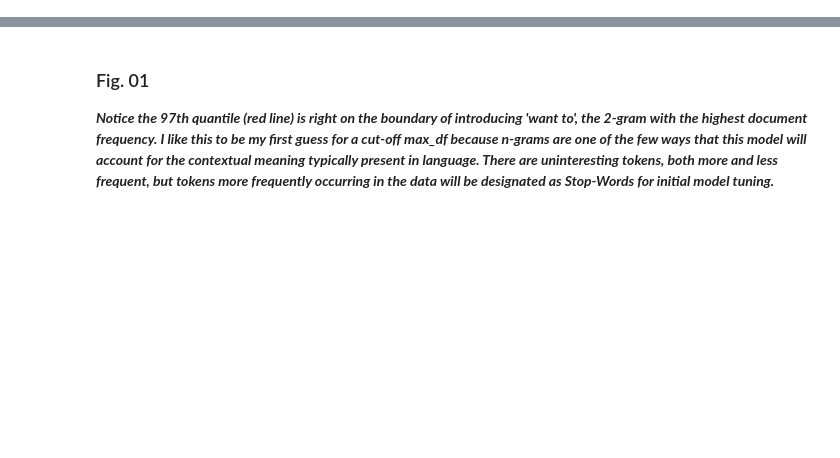
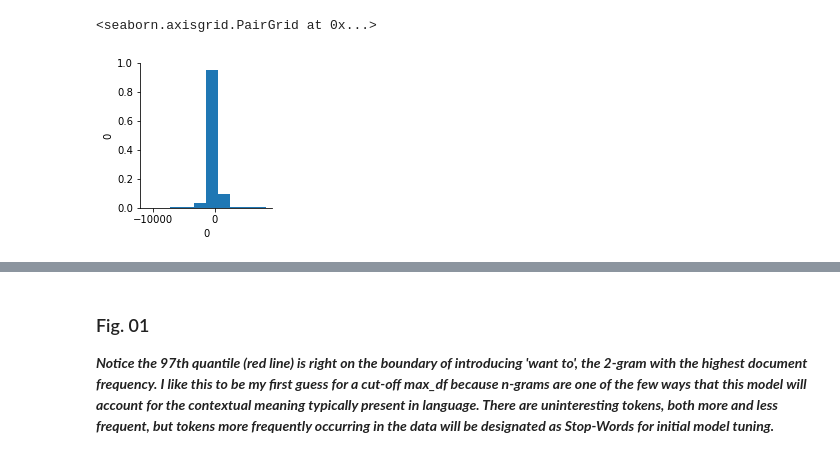
Before and after one commit to aascode/Discerning-Suicidal-Ideation-From-the-Language-of-Depression, a Jupyter notebook: code/03_Notebook_Model_Benchmarks.ipynb, the cells around one changed output, grey strips where cells are left out. Cells and saved outputs as stored; diff of their text form; code cells hidden in the pictures; blank space fills up the shorter version.

```diff
--- a/code/03_Notebook_Model_Benchmarks.ipynb
+++ b/code/03_Notebook_Model_Benchmarks.ipynb
@@ -213,0 +272,5 @@ plt.axvline(x=X_train_tvec_df.sum().sort_values().quantile(q=0.98),c='r');
+# %%
+sns.pairplot(difference_df)
+# %% [output]
+<seaborn.axisgrid.PairGrid at 0x...>
+[figure, added]
```
Also changed, not shown: parts of 60 cells of this notebook, 2 other files.
